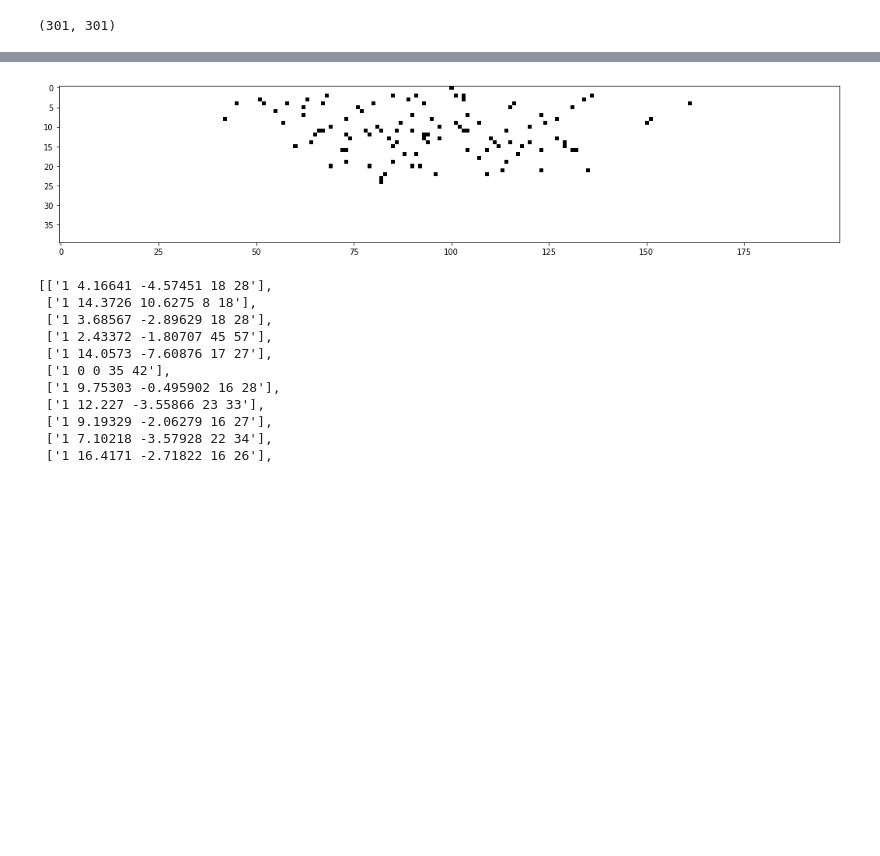
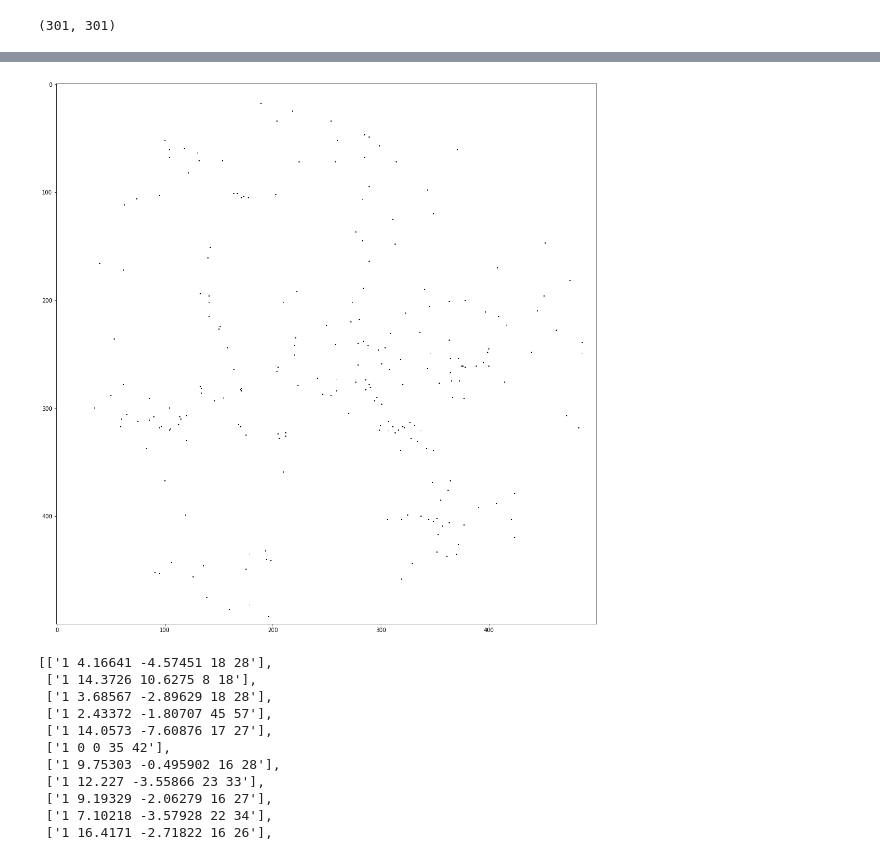
Before and after one commit to mashayu/DBSCAN, a Jupyter notebook: Untitled.ipynb, the cells around one changed output, grey strips where cells are left out. Drawn from its saved outputs; the diff is of its cells as text; code cells hidden in the pictures; blank space fills up the shorter version.

```diff
--- a/Untitled.ipynb
+++ b/Untitled.ipynb
@@ -21,9 +21,9 @@ cmap1 = plt.cm.binary
 cmap1.set_bad(color='black')
 # %%
 fig, ax = plt.subplots(figsize=(18, 18))
-e = ax.imshow(tr[:40,50:250],  cmap = "binary")
+e = ax.imshow(tr[:500,:500],  cmap = "binary")
 # %% [output]
-[figure, old version]
+[figure, new version]
 # %%
 import csv
 
```
Also changed, not shown: parts of 6 cells of this notebook, 13 other files.
